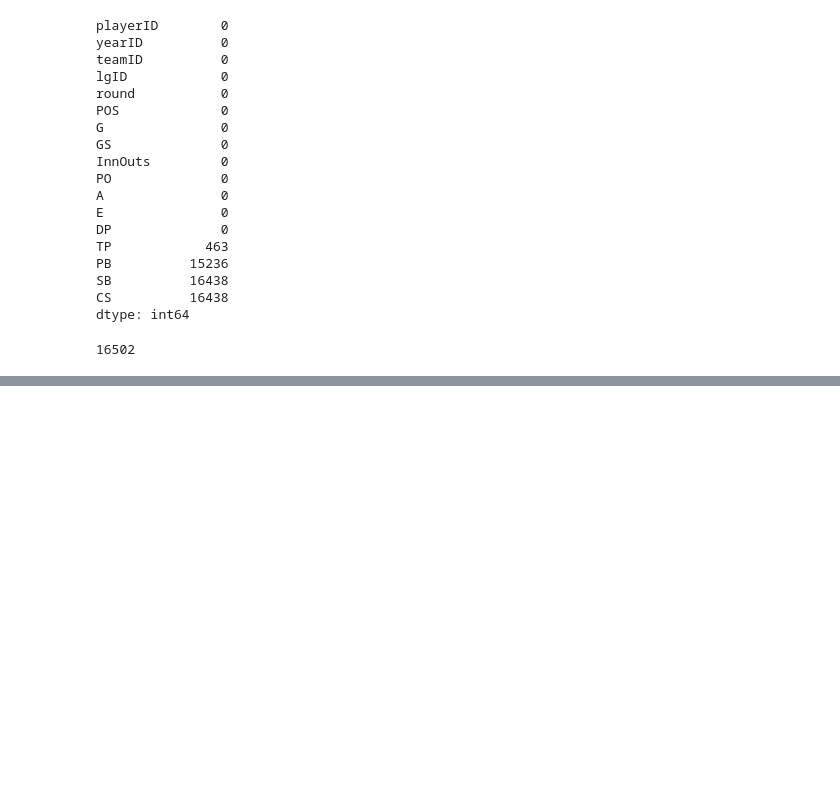
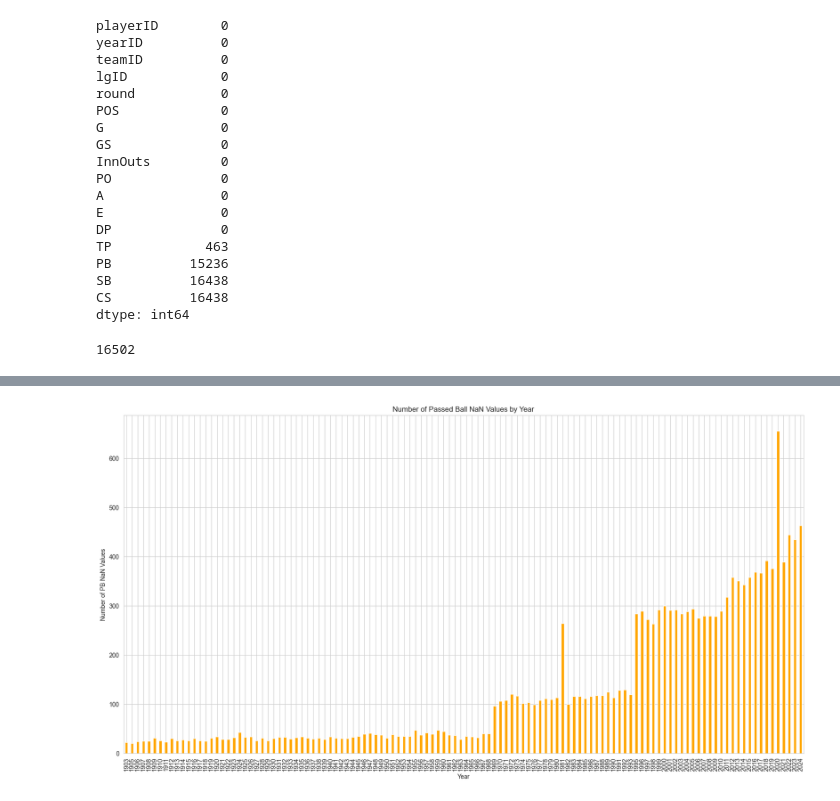
Before and after one commit to PhilSark/mlb-postseason-analysis, a Jupyter notebook: postseason_stats.ipynb, the cells around one changed output, grey strips where cells are left out. Cells and saved outputs as stored; diff of their text form; code cells hidden in the pictures; blank space fills up the shorter version.

```diff
--- a/postseason_stats.ipynb
+++ b/postseason_stats.ipynb
@@ -945,0 +1003,9 @@ len(fielding_post)
+# %%
+PB_NAN = fielding_post.groupby('yearID').apply(lambda x: x['PB'].isna().sum())
+PB_NAN.plot(kind='bar', figsize=(20,10), color='orange')
+plt.title('Number of Passed Ball NaN Values by Year')
+plt.xlabel('Year')
+plt.ylabel('Number of PB NaN Values')
+plt.show()
+# %% [output]
+[figure, added]
```
Also changed, not shown: parts of 16 cells of this notebook.
